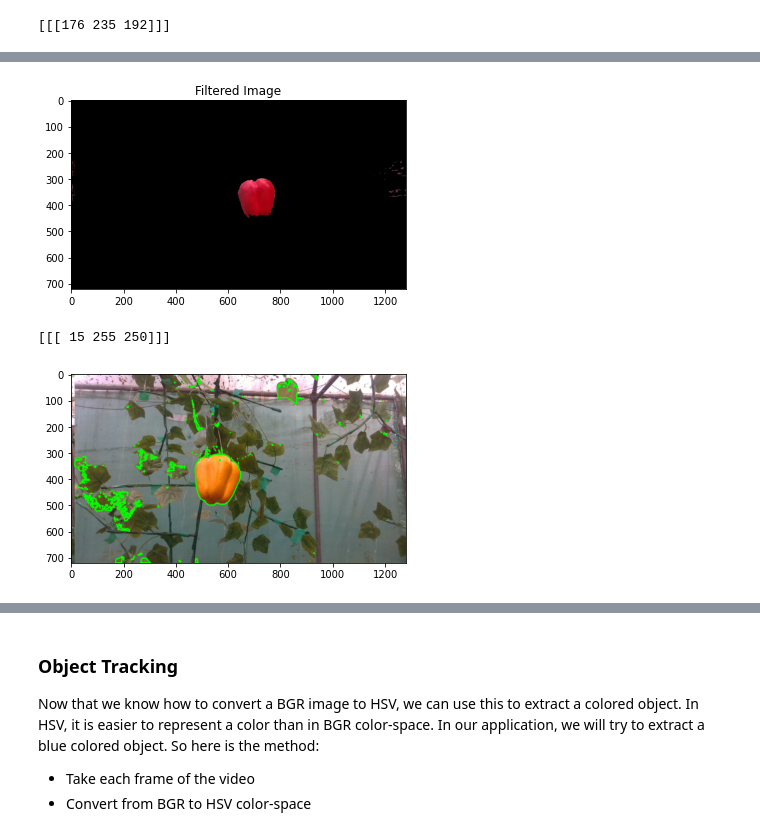
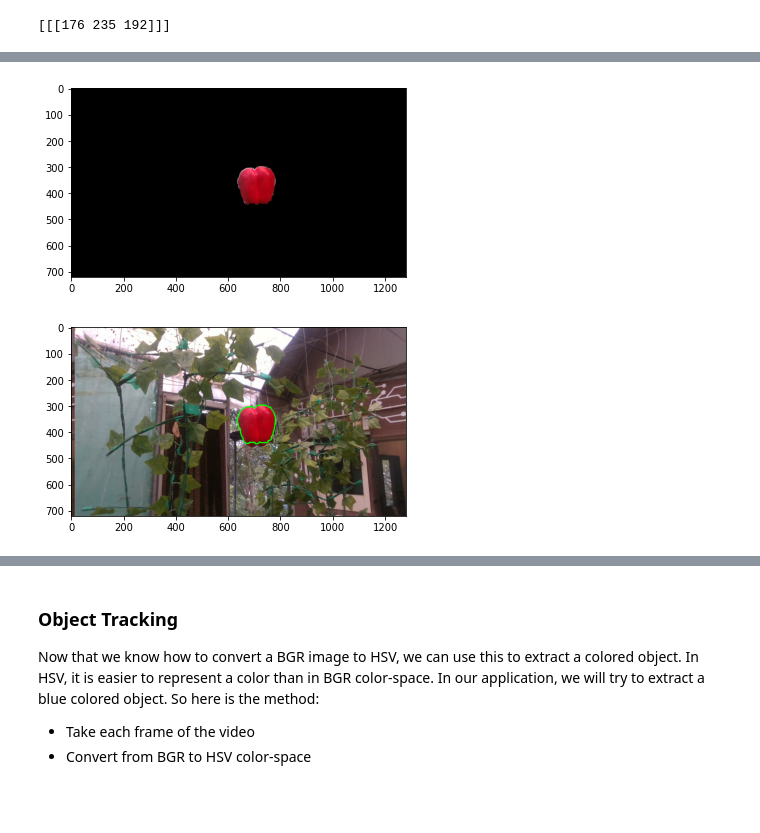
Before and after one commit to Binbasri-in/eyrc22_KB_2668, a Jupyter notebook: task2.2/opencv1.ipynb, the cells around one changed output, grey strips where cells are left out. Saved outputs shown, nothing was run; the diff lists cells and outputs as text; code cells hidden in the pictures; blank space fills up the shorter version.

Commit message:
Update: Object was detected successfully

```diff
--- a/task2.2/opencv1.ipynb
+++ b/task2.2/opencv1.ipynb
@@ -67,0 +46,11 @@ plt.show()
+# %%
+# Remove noise from the image
+# define the kernel size
+kernel_size = 5
+blur_gray = cv2.GaussianBlur(hsv, (kernel_size, kernel_size), 0)
+
+# show the image
+plt.imshow(blur_gray)
+
+# show all the images
+plt.show()
@@ -98,0 +94,11 @@ plt.show()
+# %%
+# use Morphological Transformations to remove noise
+# define the kernel size
+kernel = np.ones((5,5),np.uint8)
+
+# apply the erosion
+erosion = cv2.erode(res,kernel,iterations = 2)
+
+# show the image
+plt.imshow(erosion)
+plt.show()
@@ -98,0 +107,7 @@ plt.show()
+# %%
+# apply dilation
+dilation = cv2.dilate(erosion,kernel,iterations = 3)
+
+# show the image
+plt.imshow(dilation)
+plt.show()
@@ -98,0 +116,7 @@ plt.show()
+# %%
+# create a mask from the image
+mask = cv2.inRange(dilation, (254,254,254), (255,255,255))
+
+# show the image
+plt.imshow(mask)
+plt.show()
@@ -99,7 +125,9 @@ plt.show()
 # %%
-# display the image
+# combine the images bitwise
+res = cv2.bitwise_and(rgb, rgb, mask= mask)
+
+# show the image
 plt.imshow(res)
-plt.title('Filtered Image')
 plt.show()
 # %% [output]
-[figure, old version]
+[figure, new version]
@@ -115,29 +134,11 @@ hsv2 = cv2.cvtColor(img2, cv2.COLOR_BGR2HSV)
-# %%
-# get the lower and upper bounds of the color to be detected
-green = np.uint8([[[250,126,0 ]]]) # put your color here
-hsv_green = cv2.cvtColor(green,cv2.COLOR_RGB2HSV)
-print( hsv_green )
-# %% [output]
-[[[ 15 255 250]]]
 # %%
-# Filter the image using blue color
-# define range of blue color in HSV
-lower_blue = np.array([5,100,100])
-upper_blue = np.array([25,255,255])
+# find the contours in the mask
+contours, hierarchy = cv2.findContours(mask, cv2.RETR_TREE, cv2.CHAIN_APPROX_SIMPLE)
 
-# Threshold the HSV image to get only blue colors
-mask2 = cv2.inRange(hsv2, lower_blue, upper_blue)
-
-# Bitwise-AND mask and original image
-res2 = cv2.bitwise_and(rgb2, rgb2, mask= mask2)
-
-# find the contours in the mask
-contours2, hierarchy2 = cv2.findContours(mask2, cv2.RETR_TREE, cv2.CHAIN_APPROX_SIMPLE)
-
-cv2.drawContours(rgb2,contours2,-1,(0,255,0),3)
+cv2.drawContours(rgb,contours,-1,(0,255,0),3)
 
 # display the image
-plt.imshow(rgb2)
+plt.imshow(rgb)
 plt.show()
 # %% [output]
-[figure, old version]
+[figure, new version]
```
Also changed, not shown: parts of 21 cells of this notebook.
